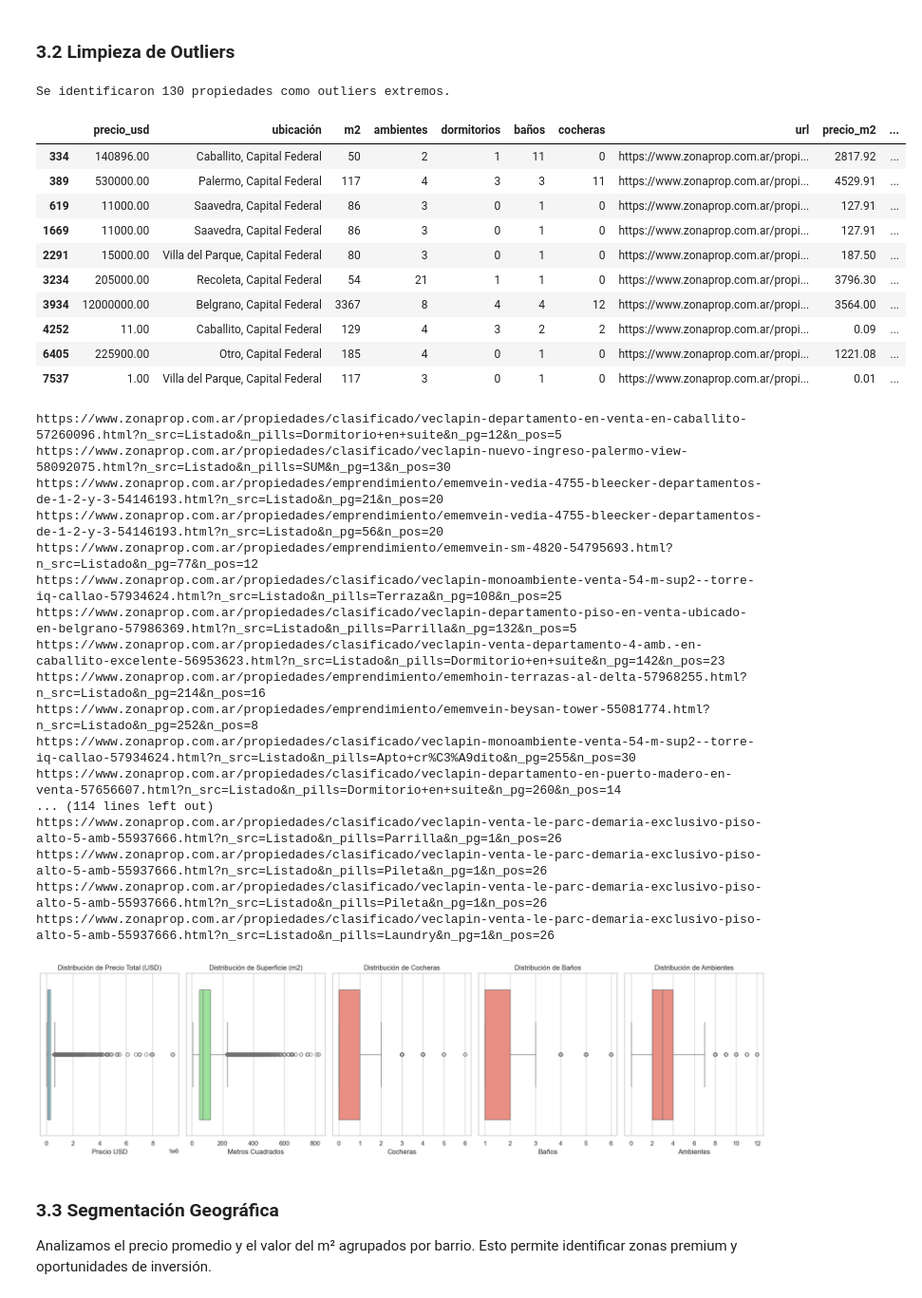
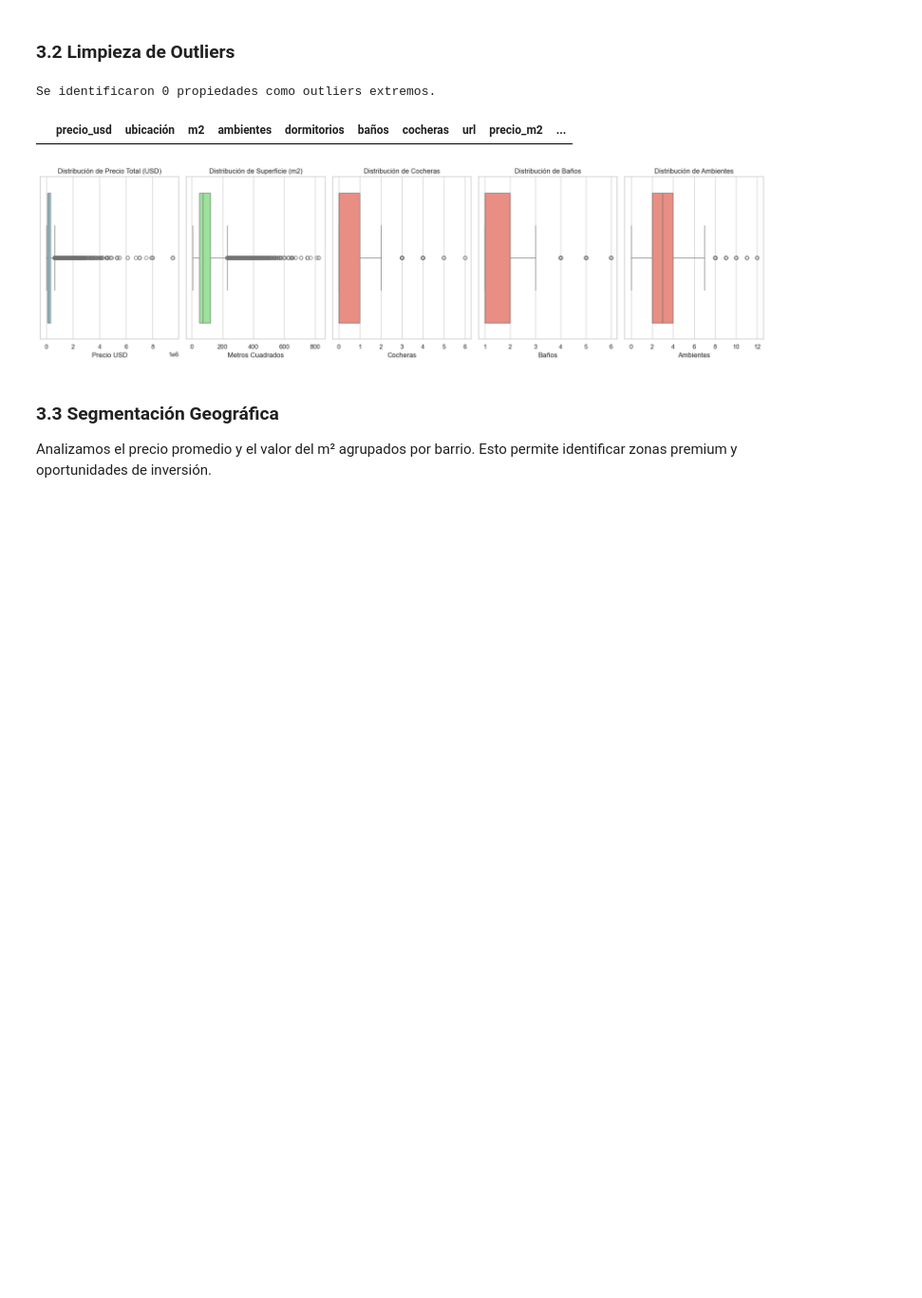
Before and after one commit to Lautaroogh/Real-State-CABA-Analysis, a Jupyter notebook: notebooks/analisis.ipynb, the cells around one changed output. Shown at 95% size. Cells and saved outputs as stored; diff of their text form; code cells hidden in the pictures; blank space fills up the shorter version.

```diff
--- a/notebooks/analisis.ipynb
+++ b/notebooks/analisis.ipynb
@@ -185,16 +185,10 @@ df_outliers = df_clean[filtro_outliers]
 print(f"Se identificaron {len(df_outliers)} propiedades como outliers extremos.")
 display(df_outliers.head(10))
 
-# Extraer urls
-urls_outliers = df_outliers['url']
-for url in urls_outliers:
-    print(url)
-
 # Eliminar outliers
 df_clean = df_clean.drop(df_outliers.index)
 
 # Eliminar duplicados
-# Eliminar duplicados (por URL, no por precio/m2 que causa pérdida de datos)
 if 'url' in df_clean.columns:
     df_clean = df_clean.drop_duplicates(subset=['url'], keep='first')
 else:
@@ -205,61 +199,34 @@ fig, axes = plt.subplots(1, 5, figsize=(18, 5))
 
 # Boxplot Precio Total
 sns.boxplot(x=df_clean['precio_usd'], ax=axes[0], color='skyblue')
 axes[0].set_title('Distribución de Precio Total (USD)')
 axes[0].set_xlabel('Precio USD')
 
 # Boxplot Superficie
 sns.boxplot(x=df_clean['m2'], ax=axes[1], color='lightgreen')
 axes[1].set_title('Distribución de Superficie (m2)')
 axes[1].set_xlabel('Metros Cuadrados')
 
 # Boxplot Cocheras
 sns.boxplot(x=df_clean['cocheras'], ax=axes[2], color='salmon')
 axes[2].set_title('Distribución de Cocheras')
 axes[2].set_xlabel('Cocheras')
 
 # Boxplot Baños
 sns.boxplot(x=df_clean['baños'], ax=axes[3], color='salmon')
 axes[3].set_title('Distribución de Baños')
 axes[3].set_xlabel('Baños')
 
 # Boxplot Ambientes
 sns.boxplot(x=df_clean['ambientes'], ax=axes[4], color='salmon')
 axes[4].set_title('Distribución de Ambientes')
 axes[4].set_xlabel('Ambientes')
 
 plt.tight_layout()
 plt.show()
 # %% [output]
-Se identificaron 130 propiedades como outliers extremos.
+Se identificaron 0 propiedades como outliers extremos.
 |  | precio_usd | ubicación | m2 | ambientes | dormitorios | baños | cocheras | url | precio_m2 | ... |
-| 334 | 140896.00 | Caballito, Capital Federal | 50 | 2 | 1 | 11 | 0 | https://www.zonaprop.com.ar/propi... | 2817.92 | ... |
-| 389 | 530000.00 | Palermo, Capital Federal | 117 | 4 | 3 | 3 | 11 | https://www.zonaprop.com.ar/propi... | 4529.91 | ... |
-| 619 | 11000.00 | Saavedra, Capital Federal | 86 | 3 | 0 | 1 | 0 | https://www.zonaprop.com.ar/propi... | 127.91 | ... |
-| 1669 | 11000.00 | Saavedra, Capital Federal | 86 | 3 | 0 | 1 | 0 | https://www.zonaprop.com.ar/propi... | 127.91 | ... |
-| 2291 | 15000.00 | Villa del Parque, Capital Federal | 80 | 3 | 0 | 1 | 0 | https://www.zonaprop.com.ar/propi... | 187.50 | ... |
-| 3234 | 205000.00 | Recoleta, Capital Federal | 54 | 21 | 1 | 1 | 0 | https://www.zonaprop.com.ar/propi... | 3796.30 | ... |
-| 3934 | 12000000.00 | Belgrano, Capital Federal | 3367 | 8 | 4 | 4 | 12 | https://www.zonaprop.com.ar/propi... | 3564.00 | ... |
-| 4252 | 11.00 | Caballito, Capital Federal | 129 | 4 | 3 | 2 | 2 | https://www.zonaprop.com.ar/propi... | 0.09 | ... |
-| 6405 | 225900.00 | Otro, Capital Federal | 185 | 4 | 0 | 1 | 0 | https://www.zonaprop.com.ar/propi... | 1221.08 | ... |
-| 7537 | 1.00 | Villa del Parque, Capital Federal | 117 | 3 | 0 | 1 | 0 | https://www.zonaprop.com.ar/propi... | 0.01 | ... |
-https://www.zonaprop.com.ar/propiedades/clasificado/veclapin-departamento-en-venta-en-caballito-57260096.html?n_src=Listado&n_pills=Dormitorio+en+suite&n_pg=12&n_pos=5
-https://www.zonaprop.com.ar/propiedades/clasificado/veclapin-nuevo-ingreso-palermo-view-58092075.html?n_src=Listado&n_pills=SUM&n_pg=13&n_pos=30
-https://www.zonaprop.com.ar/propiedades/emprendimiento/ememvein-vedia-4755-bleecker-departamentos-de-1-2-y-3-54146193.html?n_src=Listado&n_pg=21&n_pos=20
-https://www.zonaprop.com.ar/propiedades/emprendimiento/ememvein-vedia-4755-bleecker-departamentos-de-1-2-y-3-54146193.html?n_src=Listado&n_pg=56&n_pos=20
-https://www.zonaprop.com.ar/propiedades/emprendimiento/ememvein-sm-4820-54795693.html?n_src=Listado&n_pg=77&n_pos=12
-https://www.zonaprop.com.ar/propiedades/clasificado/veclapin-monoambiente-venta-54-m-sup2--torre-iq-callao-57934624.html?n_src=Listado&n_pills=Terraza&n_pg=108&n_pos=25
-https://www.zonaprop.com.ar/propiedades/clasificado/veclapin-departamento-piso-en-venta-ubicado-en-belgrano-57986369.html?n_src=Listado&n_pills=Parrilla&n_pg=132&n_pos=5
-https://www.zonaprop.com.ar/propiedades/clasificado/veclapin-venta-departamento-4-amb.-en-caballito-excelente-56953623.html?n_src=Listado&n_pills=Dormitorio+en+suite&n_pg=142&n_pos=23
-https://www.zonaprop.com.ar/propiedades/emprendimiento/ememhoin-terrazas-al-delta-57968255.html?n_src=Listado&n_pg=214&n_pos=16
-https://www.zonaprop.com.ar/propiedades/emprendimiento/ememvein-beysan-tower-55081774.html?n_src=Listado&n_pg=252&n_pos=8
-https://www.zonaprop.com.ar/propiedades/clasificado/veclapin-monoambiente-venta-54-m-sup2--torre-iq-callao-57934624.html?n_src=Listado&n_pills=Apto+cr%C3%A9dito&n_pg=255&n_pos=30
-https://www.zonaprop.com.ar/propiedades/clasificado/veclapin-departamento-en-puerto-madero-en-venta-57656607.html?n_src=Listado&n_pills=Dormitorio+en+suite&n_pg=260&n_pos=14
-... (114 lines left out)
-https://www.zonaprop.com.ar/propiedades/clasificado/veclapin-venta-le-parc-demaria-exclusivo-piso-alto-5-amb-55937666.html?n_src=Listado&n_pills=Parrilla&n_pg=1&n_pos=26
-https://www.zonaprop.com.ar/propiedades/clasificado/veclapin-venta-le-parc-demaria-exclusivo-piso-alto-5-amb-55937666.html?n_src=Listado&n_pills=Pileta&n_pg=1&n_pos=26
-https://www.zonaprop.com.ar/propiedades/clasificado/veclapin-venta-le-parc-demaria-exclusivo-piso-alto-5-amb-55937666.html?n_src=Listado&n_pills=Pileta&n_pg=1&n_pos=26
-https://www.zonaprop.com.ar/propiedades/clasificado/veclapin-venta-le-parc-demaria-exclusivo-piso-alto-5-amb-55937666.html?n_src=Listado&n_pills=Laundry&n_pg=1&n_pos=26
 [figure]
 # %% [markdown]
 ### 3.3 Segmentación Geográfica
```
Also changed, not shown: 1 other file.
